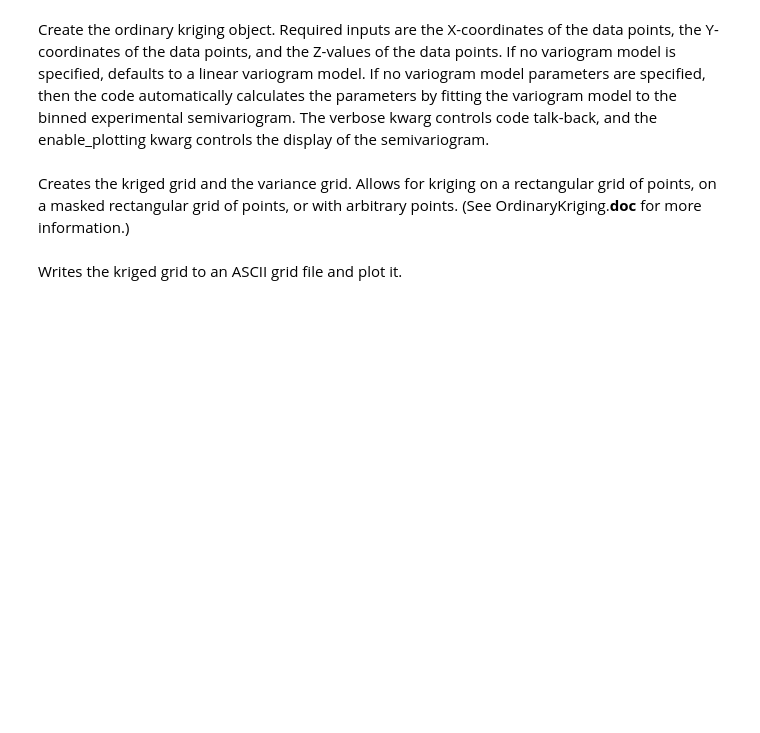
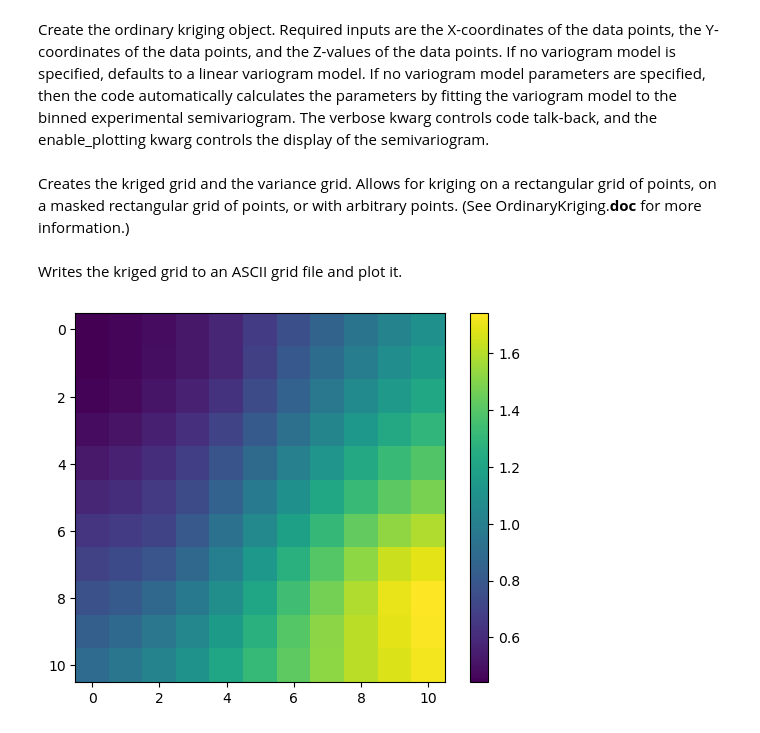
Before and after one commit to mrhussaink7/nys-gas-potential, a Jupyter notebook: research/help_docs/pykrige_ordinary_doc.ipynb, the cells around one changed output. Saved outputs shown, nothing was run; the diff lists cells and outputs as text; code cells hidden in the pictures; blank space fills up the shorter version.

```diff
--- a/research/help_docs/pykrige_ordinary_doc.ipynb
+++ b/research/help_docs/pykrige_ordinary_doc.ipynb
@@ -49,5 +49,8 @@ z, ss = OK.execute("grid", gridx, gridy)
 Writes the kriged grid to an ASCII grid file and plot it.
 # %%
 kt.write_asc_grid(gridx, gridy, z, filename="output.asc")
-plt.imshow(z)
+okplot = plt.imshow(z)
+plt.colorbar(okplot)
 plt.show()
+# %% [output]
+[figure, added]
```
Also changed, not shown: parts of 2 cells of this notebook, 4 other files.
